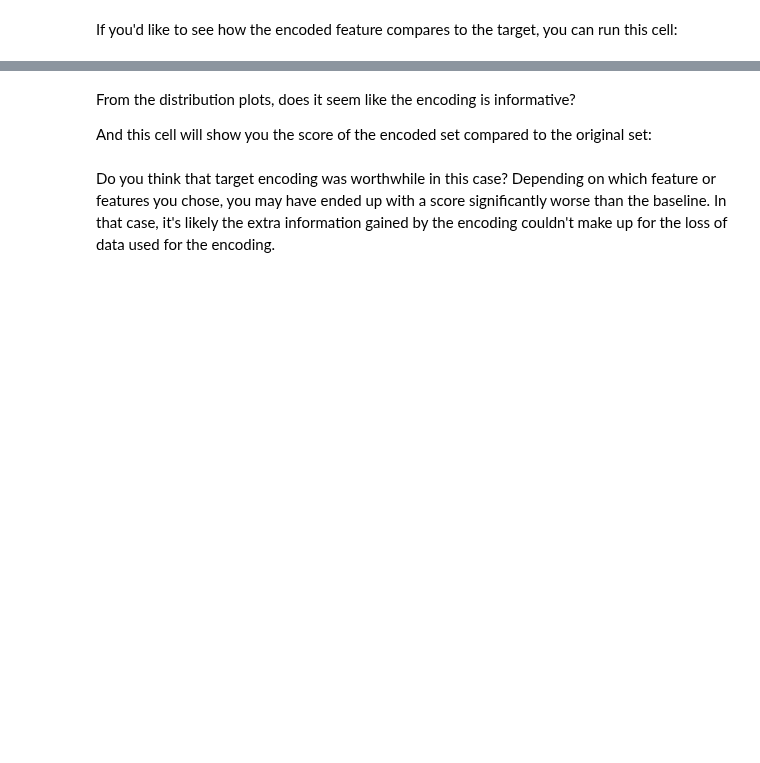
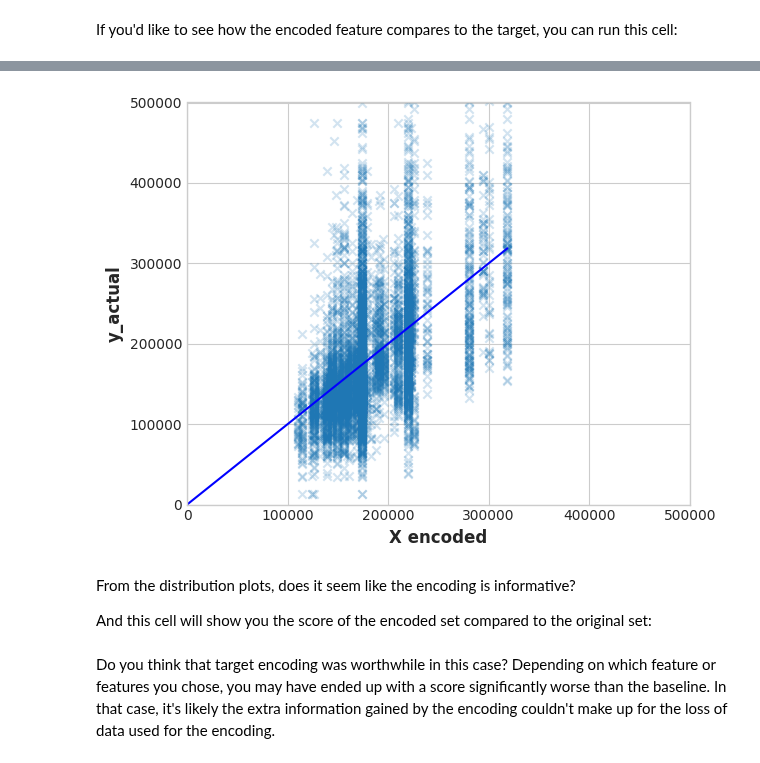
Before and after one commit to nayefahmad/ml-notes, a Jupyter notebook: 2024-07-19-target-encoding-categorical-variables.ipynb, the cells around one changed output, grey strips where cells are left out. Saved outputs shown, nothing was run; the diff lists cells and outputs as text; code cells hidden in the pictures; blank space fills up the shorter version.

```diff
--- a/2024-07-19-target-encoding-categorical-variables.ipynb
+++ b/2024-07-19-target-encoding-categorical-variables.ipynb
@@ -192,3 +222,29 @@ ax.set_xlabel("SalePrice");
+# %%
+X_all = []
+X_train[feature[0]].tolist()
+for idx in range(len(feature)):
+    X_all.append(X_train[feature[idx]].tolist())
+
+X_all_flat = list(itertools.chain(*X_all))
+X_all_series = pd.Series(X_all_flat)
+
+y_all_flat = y_train.tolist() * 3
+y_all_series = pd.Series(y_all_flat)
+# %%
+x = np.linspace(0, max(X_all_series), 100)
+y = x
+# %%
+txt = 'Correlation of '
+fig, ax = plt.subplots()
+ax.scatter(X_all_series, y_all_series, marker='x', alpha=.2)
+ax.plot(y, x, color='blue')
+ax.set_ylim(0, 500000)
+ax.set_xlim(0, 500000)
+ax.set_xlabel('X encoded')
+ax.set_ylabel('y_actual')
+fig.show()
+# %% [output]
+[figure, added]
 # %% [markdown]
 From the distribution plots, does it seem like the encoding is informative?
 
```
Also changed, not shown: parts of 6 cells of this notebook.
